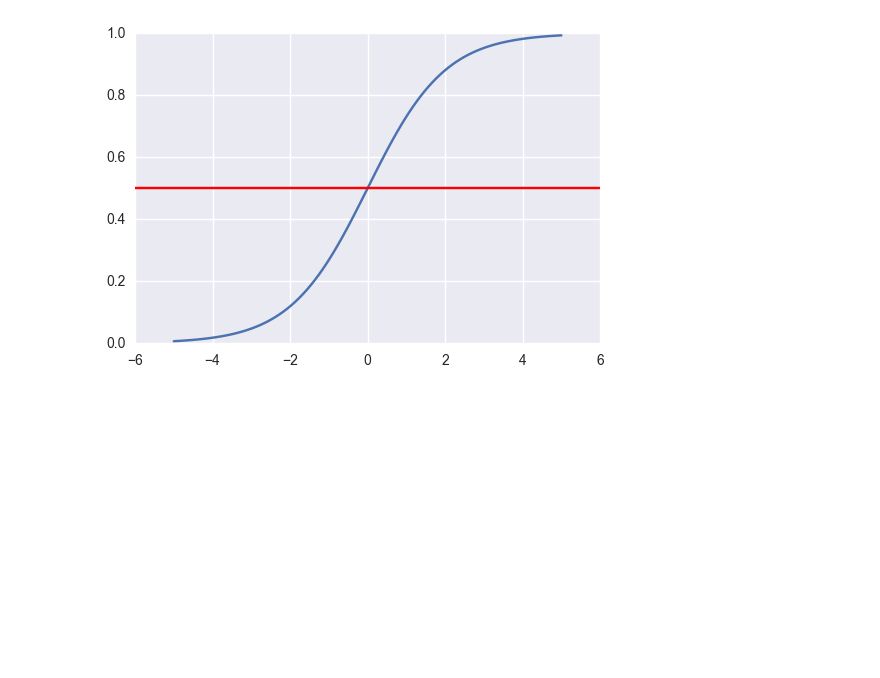
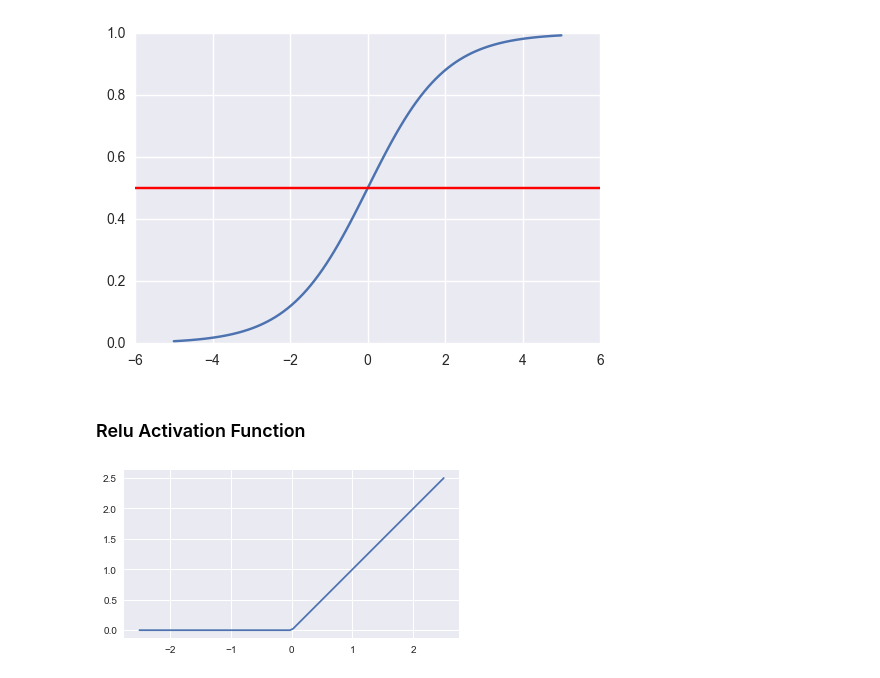
Before and after one commit to JahChaisang/scg_training, a Jupyter notebook: neural_network_activation_function.ipynb, the cells around one changed output. Drawn from its saved outputs; the diff is of its cells as text; code cells hidden in the pictures; blank space fills up the shorter version.

```diff
--- a/neural_network_activation_function.ipynb
+++ b/neural_network_activation_function.ipynb
@@ -24,3 +26,26 @@ plt.plot([-6,6], [0.5, 0.5], 'r')
 # %% [output]
 [<matplotlib.lines.Line2D at 0x...>]
 [figure]
+# %% [markdown]
+### Relu Activation Function
+# %%
+def identity(x):
+    return x.copy()
+
+def relu(x):
+    y = x.copy()
+    y[x<0] = 0
+    return y
+# %%
+import matplotlib.pyplot as plt
+import numpy as np
+import seaborn as sns
+%matplotlib inline
+
+x = np.linspace(-2.5, 2.5, 100)
+y = relu(x)
+sns.set_style("darkgrid")
+plt.plot(x, y)
+plt.gca().set_aspect('equal', adjustable='box')
+# %% [output]
+[figure, added]
```
Also changed, not shown: parts of 3 cells of this notebook, 2 other files.
